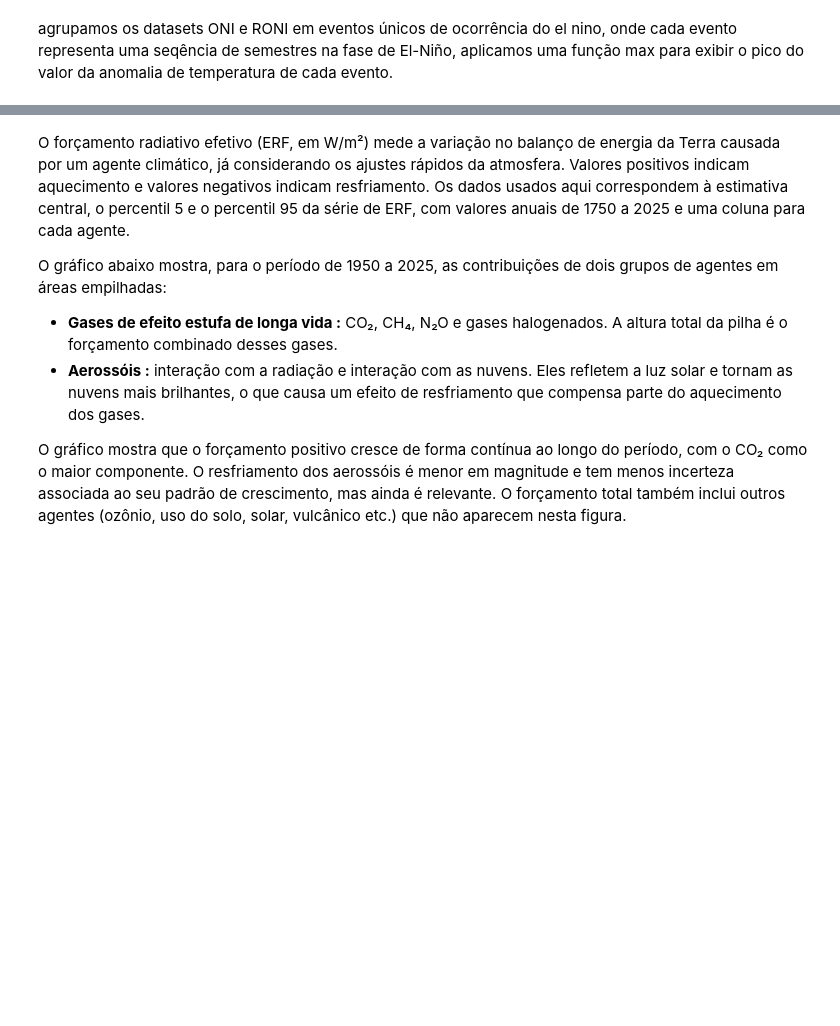
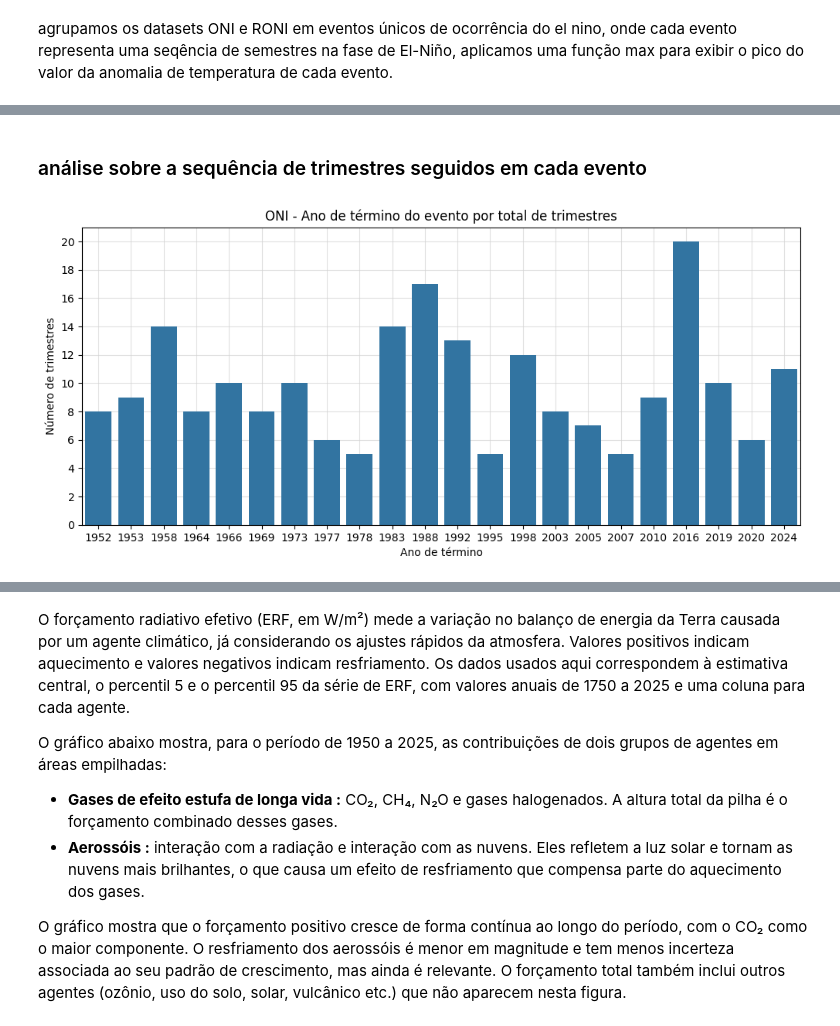
Before and after one commit to PETCC-UFRN/DataPET-Relatorio2-2026, a Jupyter notebook: src/datapet_relatorio2_2026/analise_exploratoria/AnaliseClimaticaExp.ipynb, the cells around one changed output, grey strips where cells are left out. Cells and saved outputs as stored; diff of their text form; code cells hidden in the pictures; blank space fills up the shorter version.

```diff
--- a/src/datapet_relatorio2_2026/analise_exploratoria/AnaliseClimaticaExp.ipynb
+++ b/src/datapet_relatorio2_2026/analise_exploratoria/AnaliseClimaticaExp.ipynb
@@ -135,0 +123,16 @@ plt.show()
+# %% [markdown]
+### análise sobre a sequência de trimestres seguidos em cada evento
+# %%
+fig, ax = plt.subplots(figsize=[12, 5])
+
+ax = sns.barplot(data=oni_anom_max_evento, x= 'YR', y='n_trimestres' )
+ax.set_yticks(range(0, 21, 2))
+
+ax.grid(True, color='lightgray', linewidth=0.8, alpha=0.7)
+ax.set_axisbelow(True)  # deixa a grade atrás da linha
+ax.set_title('ONI - Ano de término do evento por total de trimestres')
+ax.set_xlabel('Ano de término')
+ax.set_ylabel('Número de trimestres')
+plt.show()
+# %% [output]
+[figure, added]
```
Also changed, not shown: parts of 17 cells of this notebook.
